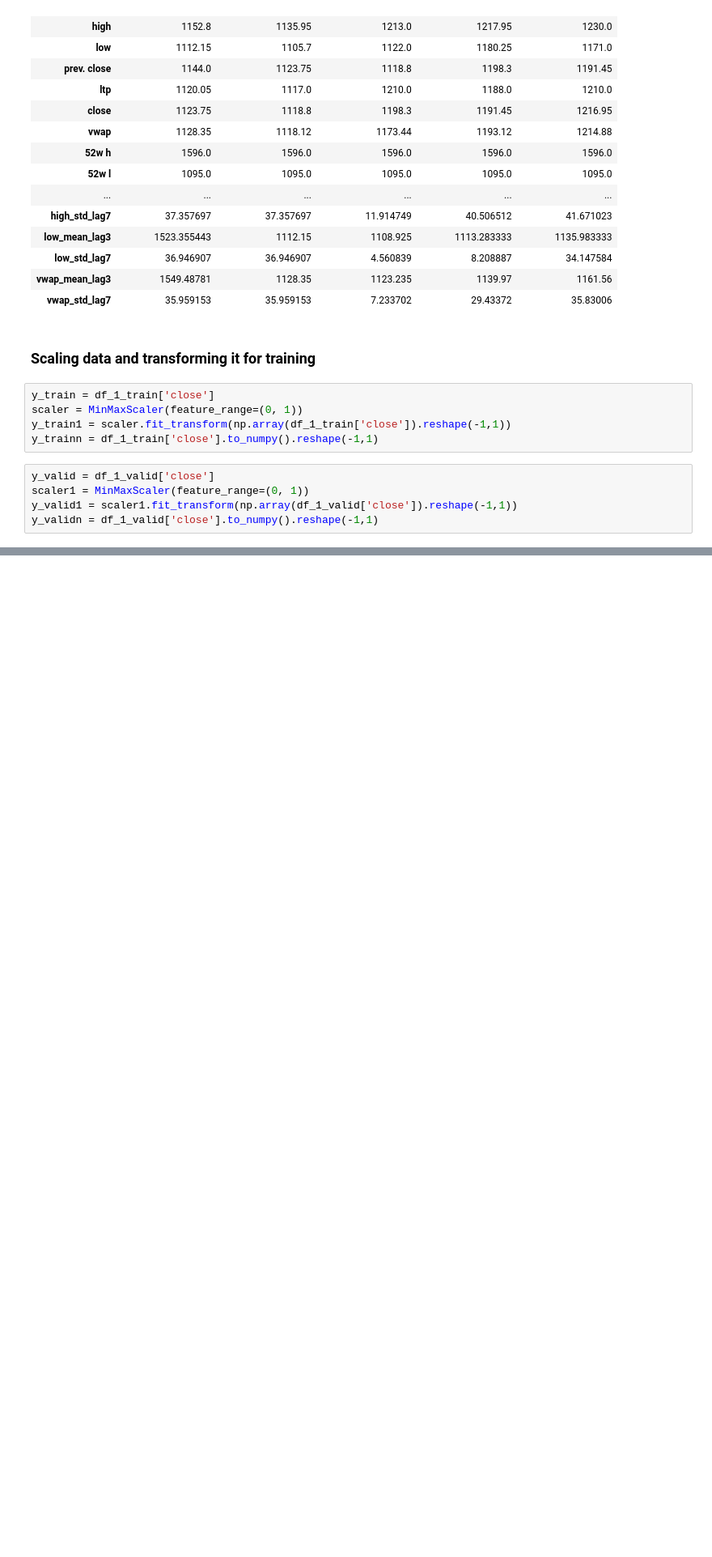
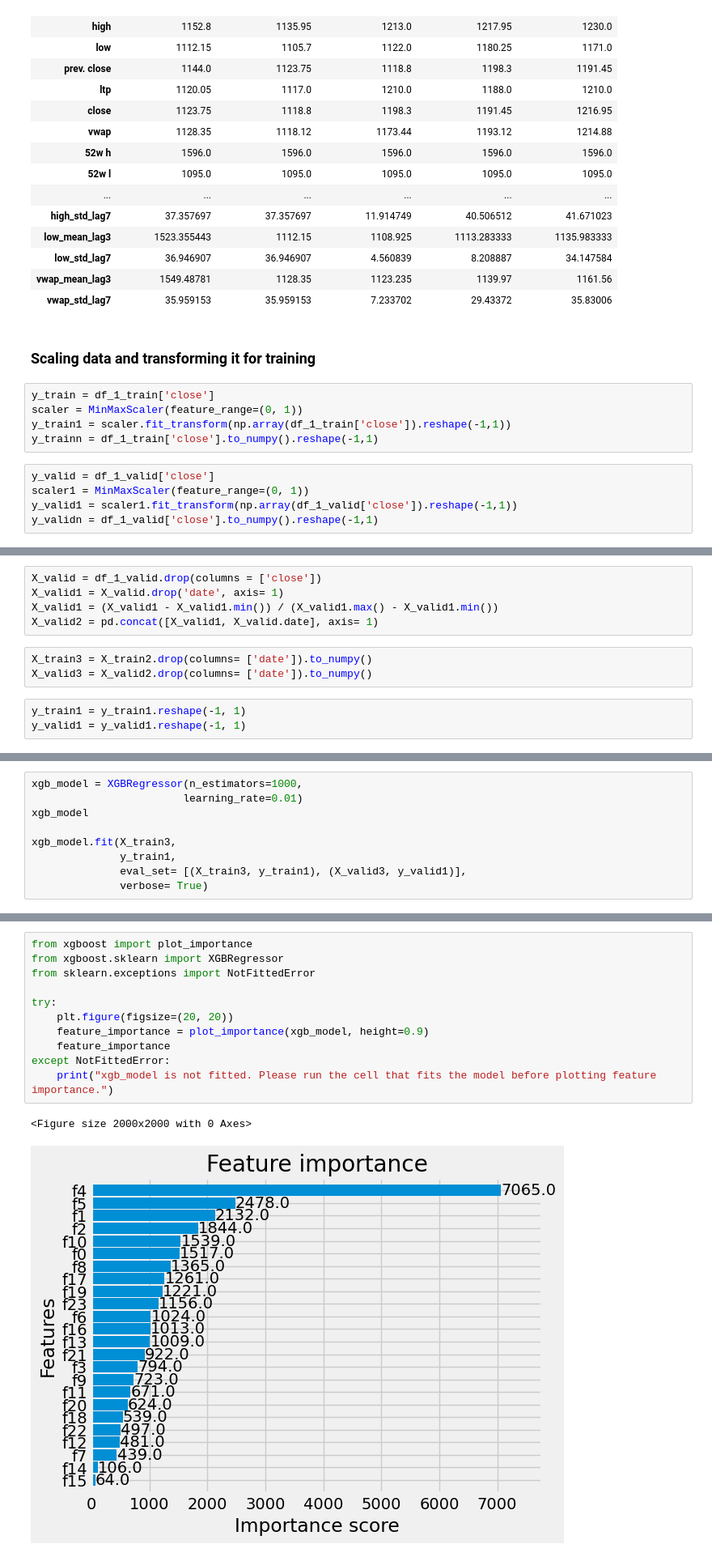
Before and after one commit to shrikant-DS/Predicting_stock_market_equity, a Jupyter notebook: predicting_price.ipynb, the cells around one changed output, grey strips where cells are left out. Shown at 81% size. Saved outputs shown, nothing was run; the diff lists cells and outputs as text; blank space fills up the shorter version.

Commit message:
Model building completed

```diff
--- a/predicting_price.ipynb
+++ b/predicting_price.ipynb
@@ -837,0 +887,11 @@ X_train = df_1_train.drop(columns = ['close'])
+# %%
+X_valid = df_1_valid.drop(columns = ['close'])
+X_valid1 = X_valid.drop('date', axis= 1)
+X_valid1 = (X_valid1 - X_valid1.min()) / (X_valid1.max() - X_valid1.min())
+X_valid2 = pd.concat([X_valid1, X_valid.date], axis= 1)
+# %%
+X_train3 = X_train2.drop(columns= ['date']).to_numpy()
+X_valid3 = X_valid2.drop(columns= ['date']).to_numpy()
+# %%
+y_train1 = y_train1.reshape(-1, 1)
+y_valid1 = y_valid1.reshape(-1, 1)
@@ -837,0 +929,9 @@ X_train = df_1_train.drop(columns = ['close'])
+# %%
+xgb_model = XGBRegressor(n_estimators=1000,
+                        learning_rate=0.01)
+xgb_model
+
+xgb_model.fit(X_train3,
+              y_train1,
+              eval_set= [(X_train3, y_train1), (X_valid3, y_valid1)],
+              verbose= True)
@@ -837,0 +967,14 @@ X_train = df_1_train.drop(columns = ['close'])
+# %%
+from xgboost import plot_importance
+from xgboost.sklearn import XGBRegressor
+from sklearn.exceptions import NotFittedError
+
+try:
+	plt.figure(figsize=(20, 20))
+	feature_importance = plot_importance(xgb_model, height=0.9)
+	feature_importance
+except NotFittedError:
+	print("xgb_model is not fitted. Please run the cell that fits the model before plotting feature importance.")
+# %% [output]
+<Figure size 2000x2000 with 0 Axes>
+[figure, added]
```
Also changed, not shown: parts of 16 cells of this notebook.
